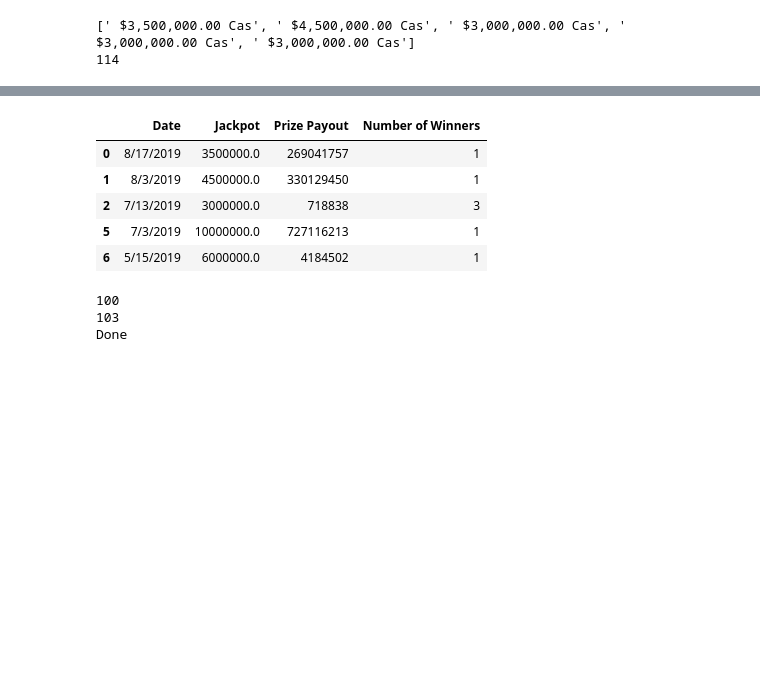
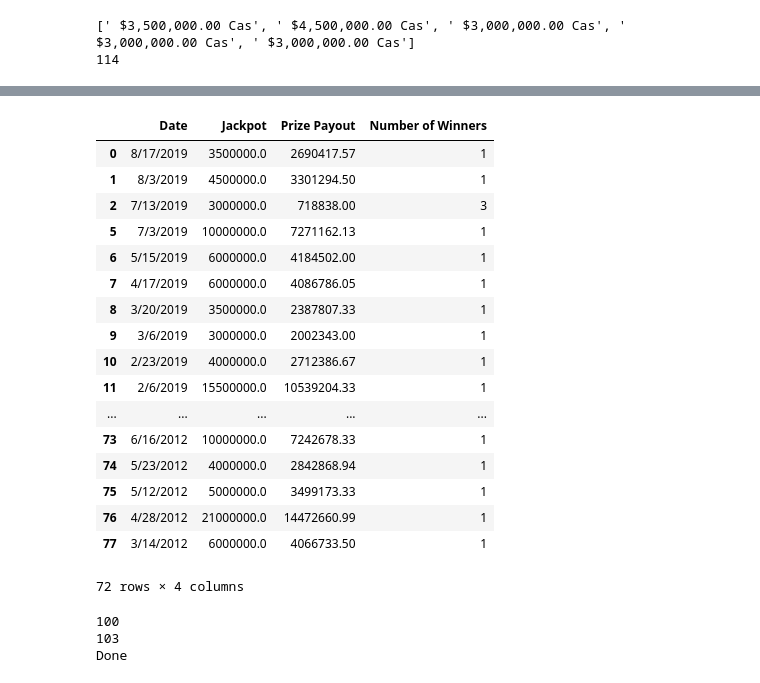
Before and after one commit to feldtmam/Florida_Lottery_ETL_Project, a Jupyter notebook: Florida_lottery_payouts2019.ipynb, the cells around one changed output, grey strips where cells are left out. Cells and saved outputs as stored; diff of their text form; code cells hidden in the pictures; blank space fills up the shorter version.

```diff
--- a/Florida_lottery_payouts2019.ipynb
+++ b/Florida_lottery_payouts2019.ipynb
@@ -820,42 +838,56 @@ print(len(act_jackpot))
 combined_list_lotto_winners = pd.DataFrame(np.column_stack([Dates, advert_jackpot, act_jackpot]),
                                columns=['Date', 'Advertized Jackpot', 'Prize Payout+'])
 
 combined_list_lotto_winners['Date'] = combined_list_lotto_winners['Date'].str.strip()
 #combined_list_lotto_winners['Date'] = combined_list_lotto_winners['Date'].dt.strftime('%m/%d/%Y')
 #Split the advertized jackpot into separate columns to remove the text part
 combined_list_lotto_winners=combined_list_lotto_winners.join(combined_list_lotto_winners['Advertized Jackpot'].str.split(' ', expand=True))
 #rename the new columns
 combined_list_lotto_winners=combined_list_lotto_winners.rename(columns = {0:'Space',1:'Jackpot',2:'Drop'})
 #Split the prize payout into separate columns to show the number of winners
 combined_list_lotto_winners=combined_list_lotto_winners.join(combined_list_lotto_winners['Prize Payout+'].str.split(' ', expand=True))
 #rename the new columns
 combined_list_lotto_winners=combined_list_lotto_winners.rename(columns = {0:'Space',1:'Prize Payout',2:'Number of Winners'})
 # dropping duplicate values
 combined_list_lotto_winners.drop_duplicates(keep='first',inplace=True)
 
-
+#fix the specific number that had a . instaed of ,
+combined_list_lotto_winners['Prize Payout']=combined_list_lotto_winners['Prize Payout'].str.replace('14.472,660.99', '14472,660.99', regex=False)
 #change the order of the columns
 combined_list_lotto_winners = combined_list_lotto_winners[['Date', 'Jackpot','Prize Payout', 'Number of Winners']]
 #remove duplicate rows - duplicates due to multiple winners
 #remove the $ sign and convert to float
 combined_list_lotto_winners['Jackpot']=combined_list_lotto_winners['Jackpot'].str.replace(',', '', regex=False)
 combined_list_lotto_winners['Jackpot'] = [x.strip('$') for x in combined_list_lotto_winners['Jackpot']]
 combined_list_lotto_winners['Jackpot'] = pd.to_numeric(combined_list_lotto_winners['Jackpot'])
 combined_list_lotto_winners['Jackpot'] = [round(x,2) for x in combined_list_lotto_winners['Jackpot']]
 combined_list_lotto_winners['Prize Payout']=combined_list_lotto_winners['Prize Payout'].str.replace(',', '', regex=False)
-combined_list_lotto_winners['Prize Payout']=combined_list_lotto_winners['Prize Payout'].str.replace('.00', '', regex=False)
-combined_list_lotto_winners['Prize Payout']=combined_list_lotto_winners['Prize Payout'].str.replace('.', '', regex=False)
+
+
+
 combined_list_lotto_winners['Prize Payout'] = [x.strip('$') for x in combined_list_lotto_winners['Prize Payout']]
 combined_list_lotto_winners['Prize Payout'] = pd.to_numeric(combined_list_lotto_winners['Prize Payout'])
 combined_list_lotto_winners['Prize Payout'] = [round(x,2) for x in combined_list_lotto_winners['Prize Payout']]
-combined_list_lotto_winners.head()
+combined_list_lotto_winners.head(72)
 # %% [output]
 |  | Date | Jackpot | Prize Payout | Number of Winners |
-| 0 | 8/17/2019 | 3500000.0 | 269041757 | 1 |
-| 1 | 8/3/2019 | 4500000.0 | 330129450 | 1 |
-| 2 | 7/13/2019 | 3000000.0 | 718838 | 3 |
-| 5 | 7/3/2019 | 10000000.0 | 727116213 | 1 |
-| 6 | 5/15/2019 | 6000000.0 | 4184502 | 1 |
+| 0 | 8/17/2019 | 3500000.0 | 2690417.57 | 1 |
+| 1 | 8/3/2019 | 4500000.0 | 3301294.50 | 1 |
+| 2 | 7/13/2019 | 3000000.0 | 718838.00 | 3 |
+| 5 | 7/3/2019 | 10000000.0 | 7271162.13 | 1 |
+| 6 | 5/15/2019 | 6000000.0 | 4184502.00 | 1 |
+| 7 | 4/17/2019 | 6000000.0 | 4086786.05 | 1 |
+| 8 | 3/20/2019 | 3500000.0 | 2387807.33 | 1 |
+| 9 | 3/6/2019 | 3000000.0 | 2002343.00 | 1 |
+| 10 | 2/23/2019 | 4000000.0 | 2712386.67 | 1 |
+| 11 | 2/6/2019 | 15500000.0 | 10539204.33 | 1 |
+| ... | ... | ... | ... | ... |
+| 73 | 6/16/2012 | 10000000.0 | 7242678.33 | 1 |
+| 74 | 5/23/2012 | 4000000.0 | 2842868.94 | 1 |
+| 75 | 5/12/2012 | 5000000.0 | 3499173.33 | 1 |
+| 76 | 4/28/2012 | 21000000.0 | 14472660.99 | 1 |
+| 77 | 3/14/2012 | 6000000.0 | 4066733.50 | 1 |
+72 rows × 4 columns
 # %%
 #Call the write to MongoDB function to add the dataframe to the db
 write_df_to_mongoDB(  combined_list_lotto_winners,\
```
Also changed, not shown: parts of 9 cells of this notebook, 1 other file.
